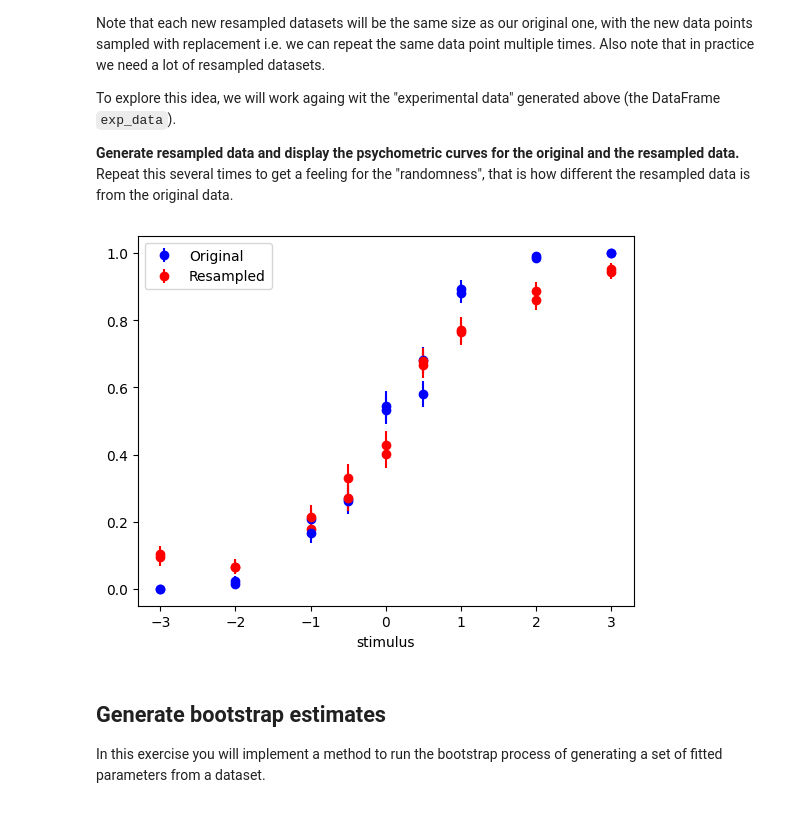
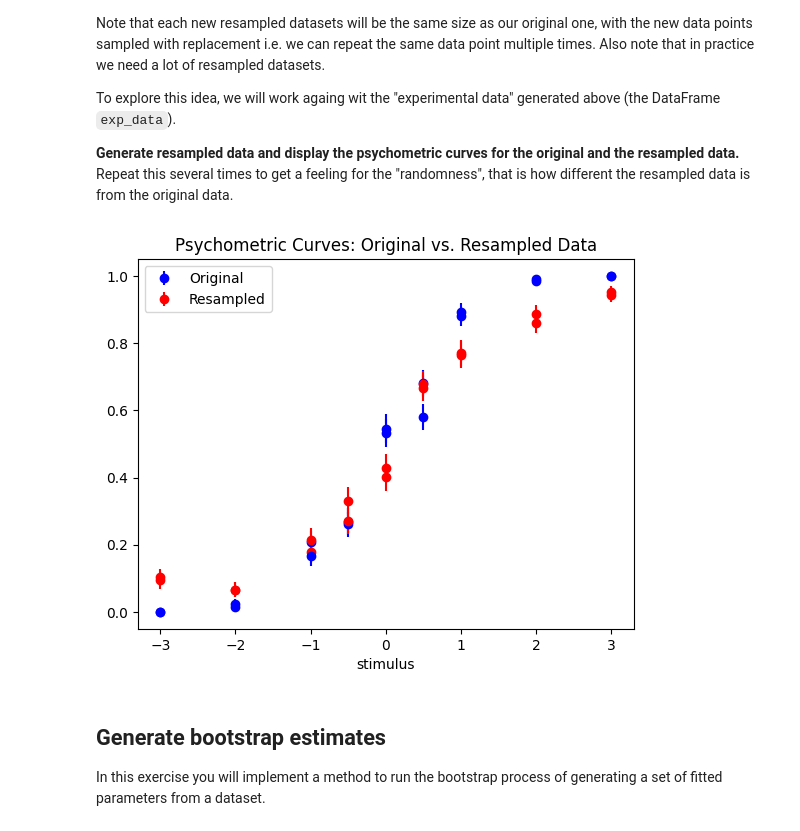
Before and after one commit to LuisKleinwort/CognitiveModelling2024Assignment1, a Jupyter notebook: tutorial_1B.ipynb, the cells around one changed output. Drawn from its saved outputs; the diff is of its cells as text; code cells hidden in the pictures.

```diff
--- a/tutorial_1B.ipynb
+++ b/tutorial_1B.ipynb
@@ -211,15 +229,16 @@ To explore this idea, we will work againg wit the "experimental data" generated
 
 **Generate resampled data and display the psychometric curves for the original and the resampled data.** Repeat this several times to get a feeling for the "randomness", that is how different the resampled data is from the original data.
 # %%
-
 bootstrap_sample = exp_data.sample(n=len(exp_data), replace=True)
 
 # plot psychometric curve
 plot_data_psychometric(exp_data)
 plot_data_psychometric(bootstrap_sample)
-plt.legend(('Original','Resampled'));
+plt.legend(('Original','Resampled'))
+plt.title('Psychometric Curves: Original vs. Resampled Data');
+plt.savefig('figures/1B/original_data_vs_resampled.png')
 # %% [output]
-[figure, old version]
+[figure, new version]
 # %% [markdown]
 ## Generate bootstrap estimates
 
```
Also changed, not shown: parts of 6 cells of this notebook.
